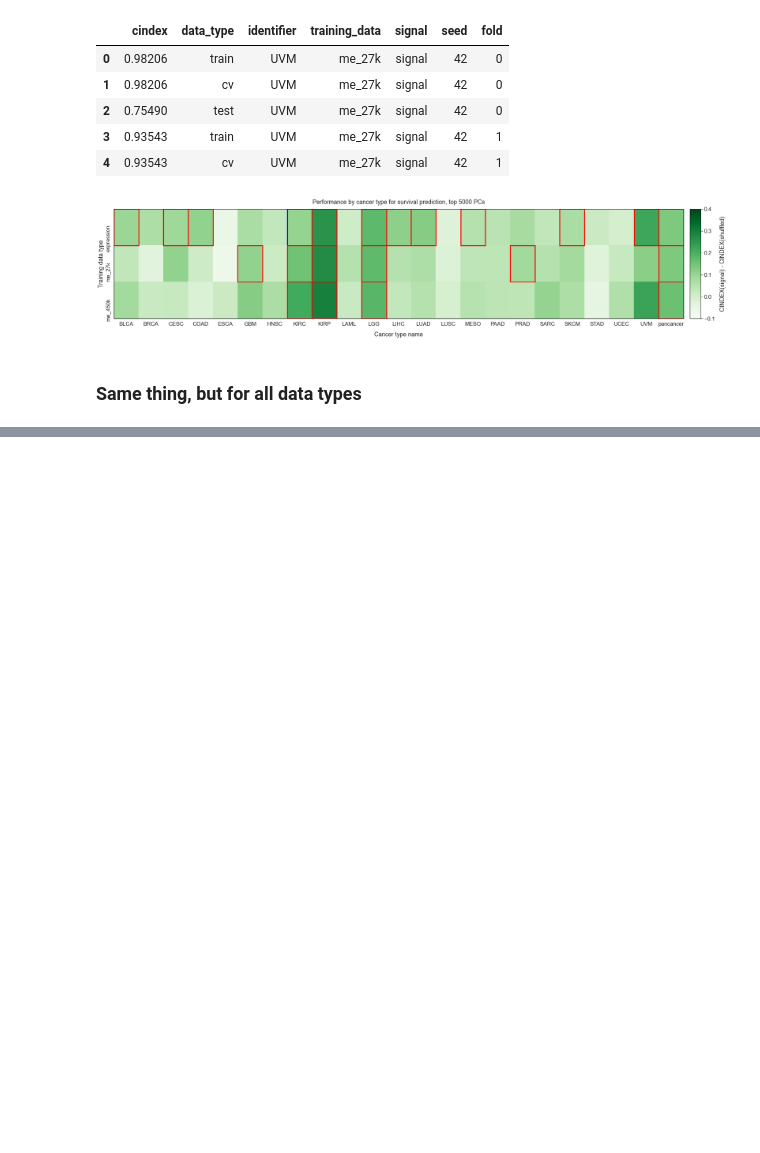
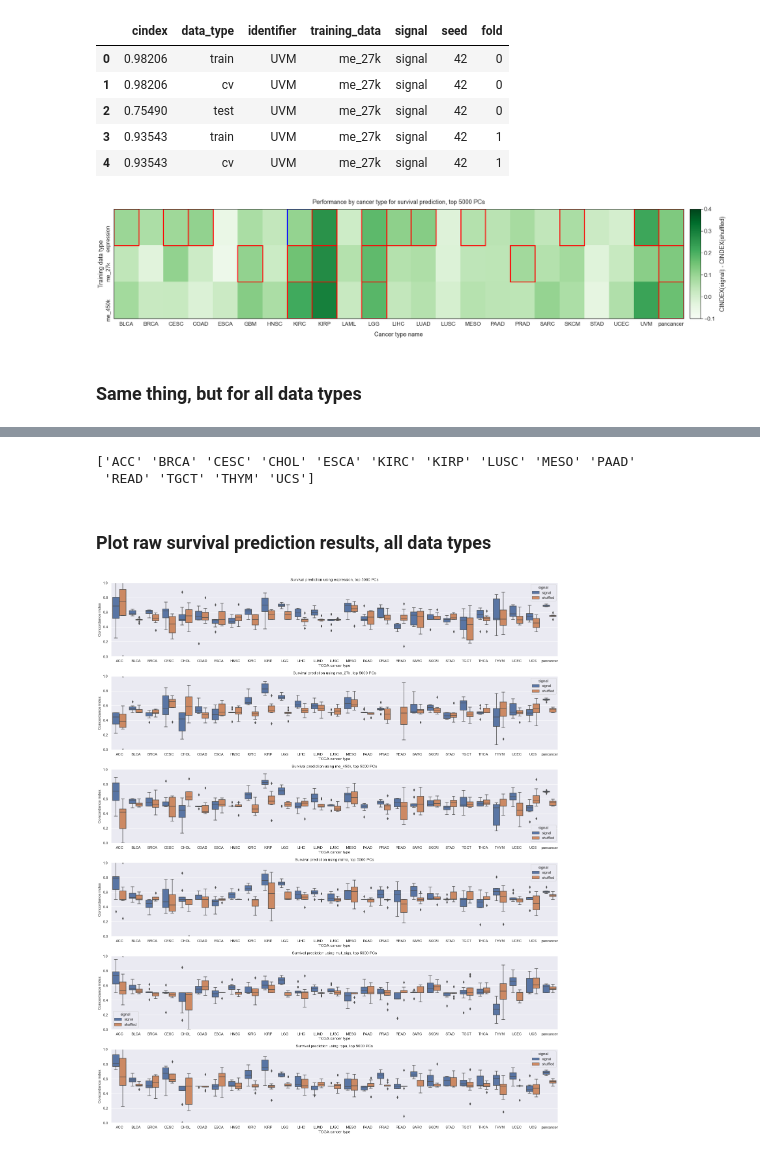
Before and after one commit to greenelab/mpmp, a Jupyter notebook: 06_predict_survival/plot_survival_results.ipynb, the cells around one changed output, grey strips where cells are left out. Cells and saved outputs as stored; diff of their text form; code cells hidden in the pictures; blank space fills up the shorter version.

Commit message:
plot all data types survival results

```diff
--- a/06_predict_survival/plot_survival_results.ipynb
+++ b/06_predict_survival/plot_survival_results.ipynb
@@ -280,0 +266,14 @@ results_df.head()
+# %%
+# set results directory
+all_results_dir = Path(cfg.repo_root,
+                       '06_predict_survival',
+                       'results',
+                       'all_data_types',
+                       'results_5000_pca').resolve()
+all_results_desc = 'top 5000 PCs'
+
+# load results into a single dataframe
+all_data_results_df = su.load_survival_results(all_results_dir)
+all_data_results_df.rename(columns={'identifier': 'cancer_type',
+                                   'fold_no': 'fold'}, inplace=True)
+all_data_results_df.head()
@@ -280,0 +317,37 @@ results_df.head()
+# %%
+drop_cancer_types = problem_df.index.get_level_values(0).unique().values
+print(drop_cancer_types)
+# %% [output]
+['ACC' 'BRCA' 'CESC' 'CHOL' 'ESCA' 'KIRC' 'KIRP' 'LUSC' 'MESO' 'PAAD'
+ 'READ' 'TGCT' 'THYM' 'UCS']
+# %% [markdown]
+### Plot raw survival prediction results, all data types
+# %%
+sns.set()
+sns.set({'figure.figsize': (20, 24)})
+fig, axarr = plt.subplots(6, 1)
+
+for ix, data_type in enumerate(
+    all_data_results_df.training_data.sort_values().unique()
+):
+
+    ax = axarr[ix]
+
+    filtered_df = all_data_results_df[
+        (all_data_results_df.training_data == data_type) &
+        (all_data_results_df.data_type == 'test')
+    ].copy()
+
+    filtered_df.sort_values(by='cancer_type', inplace=True)
+
+    sns.boxplot(data=filtered_df, x='cancer_type', y='cindex', hue='signal',
+                hue_order=['signal', 'shuffled'], ax=ax)
+    ax.set_xlabel('TCGA cancer type')
+    ax.set_ylabel('Concordance index')
+    ax.set_title('Survival prediction using {}, {}'.format(data_type,
+                                                           all_results_desc))
+    ax.set_ylim(0.0, 1.0)
+
+plt.tight_layout()
+# %% [output]
+[figure, added]
```
Also changed, not shown: parts of 15 cells of this notebook.
